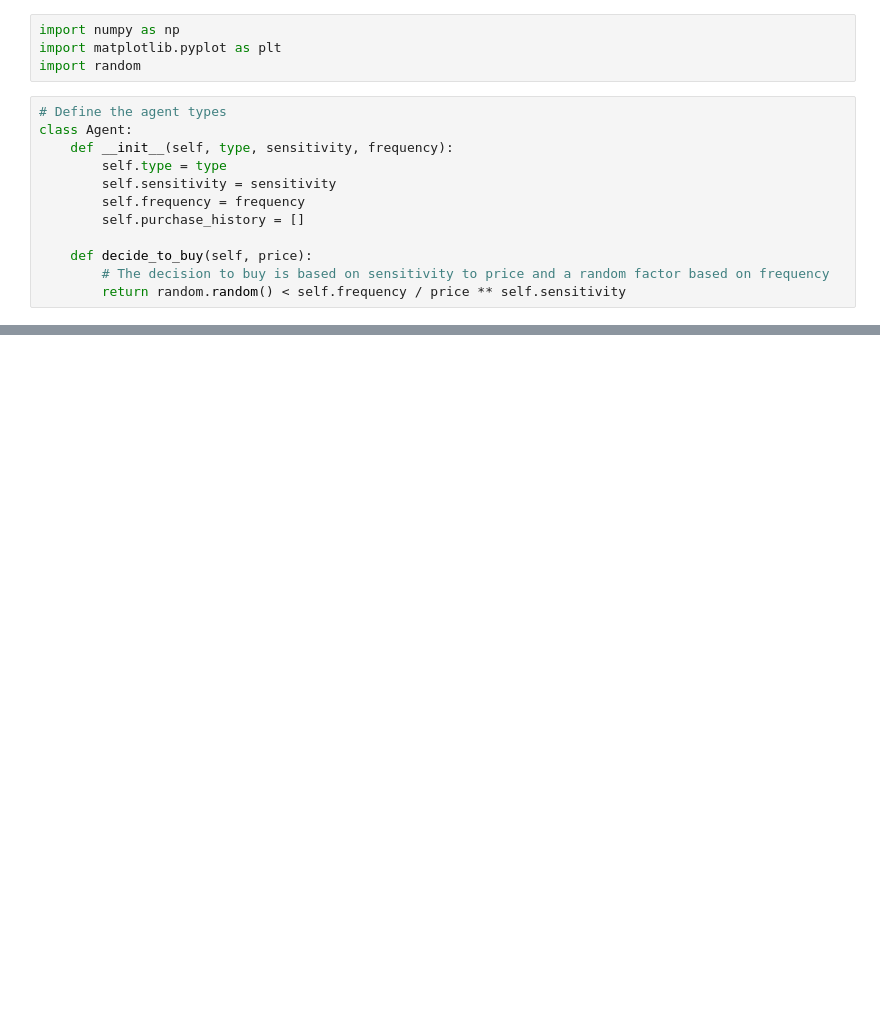
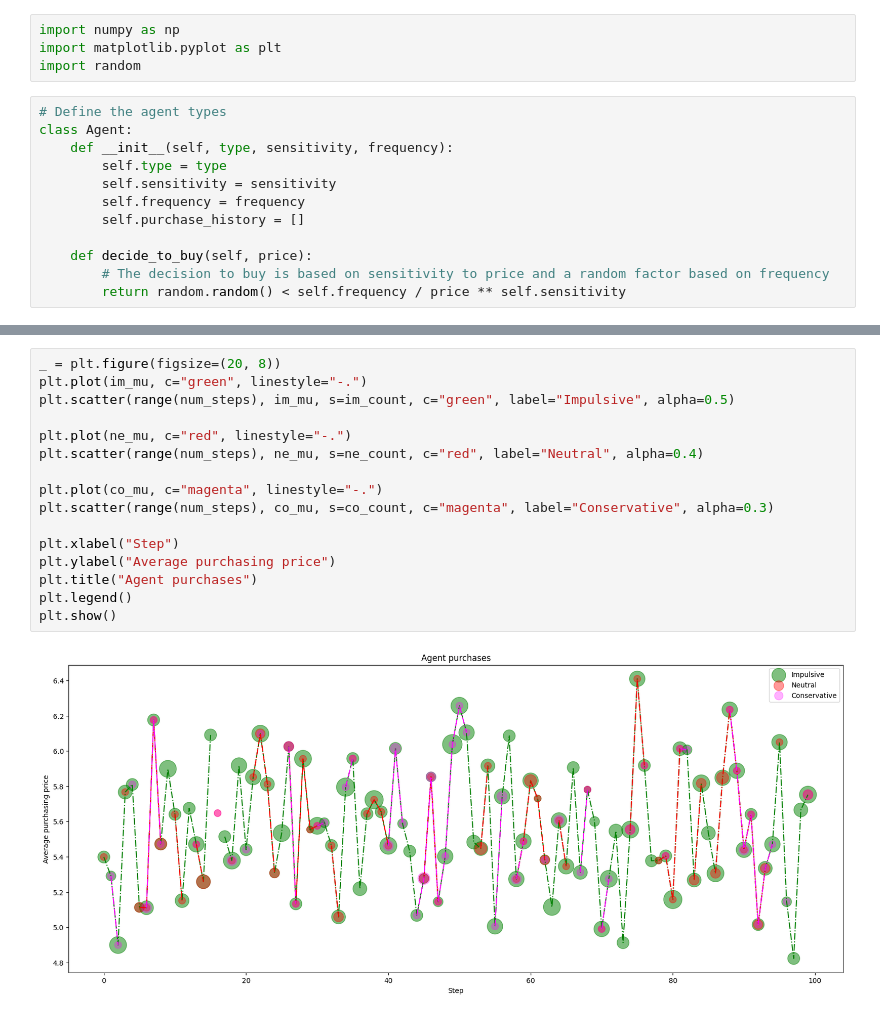
Before and after one commit to aluchici/rau-numerical-methods-2023-2024, a Jupyter notebook: Simulation_Example_1.1.ipynb, the cells around one changed output, grey strips where cells are left out. Saved outputs shown, nothing was run; the diff lists cells and outputs as text; blank space fills up the shorter version.

```diff
--- a/Simulation_Example_1.1.ipynb
+++ b/Simulation_Example_1.1.ipynb
@@ -98,0 +162,18 @@ plt.show()
+# %%
+_ = plt.figure(figsize=(20, 8))
+plt.plot(im_mu, c="green", linestyle="-.")
+plt.scatter(range(num_steps), im_mu, s=im_count, c="green", label="Impulsive", alpha=0.5)
+
+plt.plot(ne_mu, c="red", linestyle="-.")
+plt.scatter(range(num_steps), ne_mu, s=ne_count, c="red", label="Neutral", alpha=0.4)
+
+plt.plot(co_mu, c="magenta", linestyle="-.")
+plt.scatter(range(num_steps), co_mu, s=co_count, c="magenta", label="Conservative", alpha=0.3)
+
+plt.xlabel("Step")
+plt.ylabel("Average purchasing price")
+plt.title("Agent purchases")
+plt.legend()
+plt.show()
+# %% [output]
+[figure, added]
```
Also changed, not shown: parts of 10 cells of this notebook, 3 other files.
